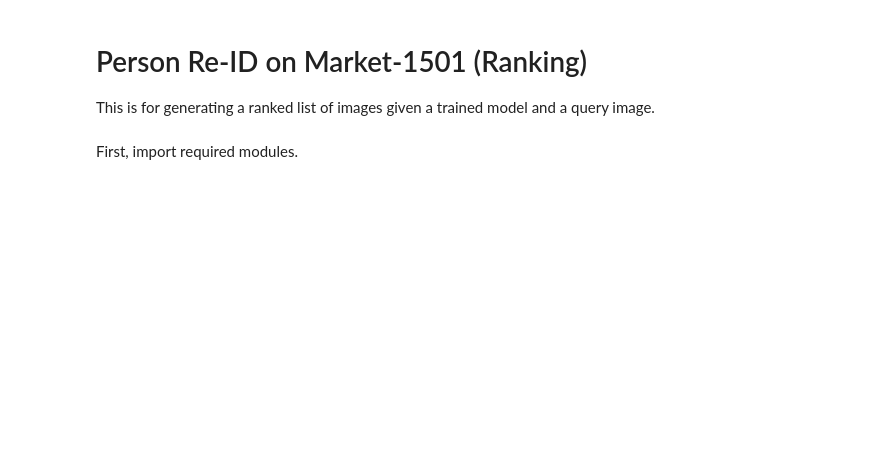
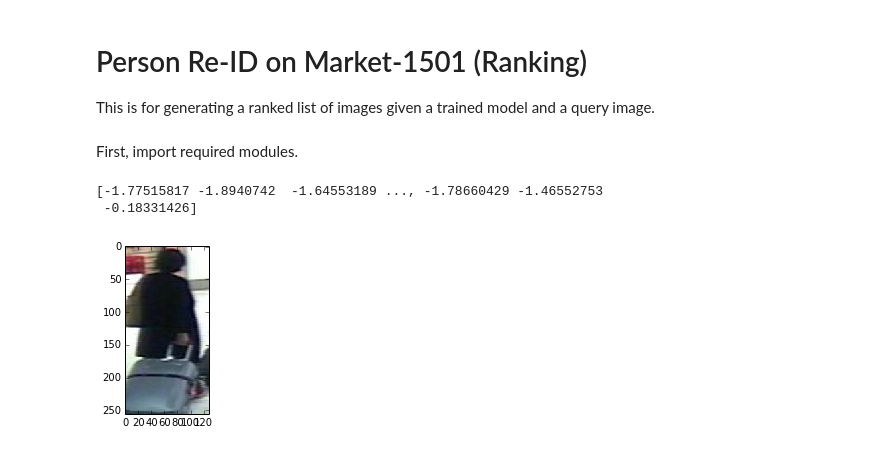
Before and after one commit to agjayant/caffe-Person-ReID, a Jupyter notebook: rank_scripts/PersonReID_Market_Ranking.ipynb, the cells around one changed output. Cells and saved outputs as stored; diff of their text form; code cells hidden in the pictures; blank space fills up the shorter version.

```diff
--- a/rank_scripts/PersonReID_Market_Ranking.ipynb
+++ b/rank_scripts/PersonReID_Market_Ranking.ipynb
@@ -50,0 +51,15 @@ net.blobs['data'].reshape(50,3,128,128)
+# %%
+#query_image_path = 'rank_scripts/images_market/0004_c1s6_016996_00.jpg'
+query_image_path = '/home/jayant/vision/PETA/i-LID_resize/archive/0001_001.jpg'
+query_image = caffe.io.load_image(query_image_path)
+#query_image = caffe.io.load_image(caffe_root + query_image_path)
+net.blobs['data'].data[...] = transformer.preprocess('data', query_image)
+out = net.forward()
+vector_query = out['fc7'][0]
+plt.figure(figsize=(3,3))
+plt.imshow(query_image)
+print vector_query
+# %% [output]
+[-1.77515817 -1.8940742  -1.64553189 ..., -1.78660429 -1.46552753
+ -0.18331426]
+[figure, added]
```
Also changed, not shown: parts of 12 cells of this notebook, 5 other files.
